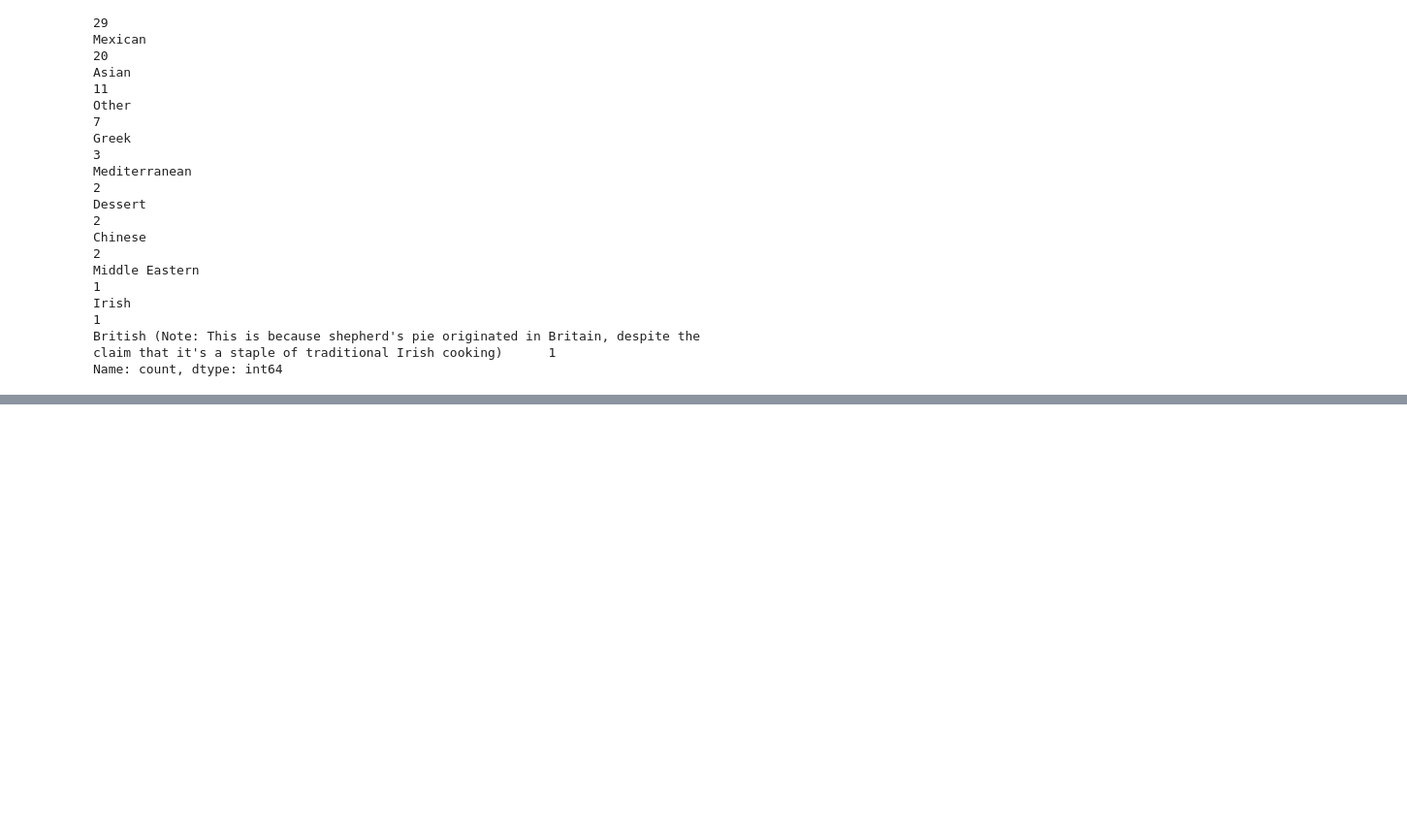
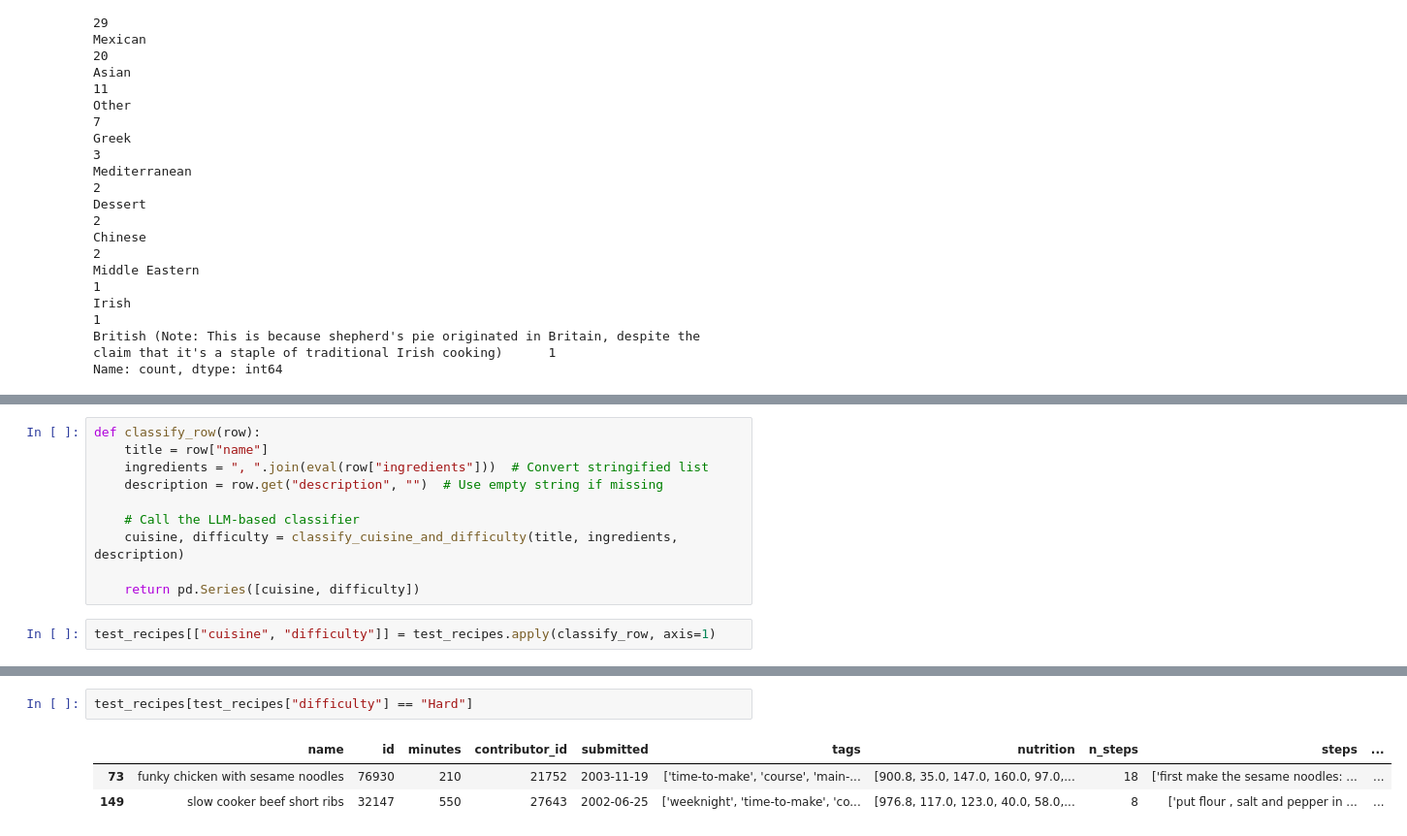
Before and after one commit to ebmecinascruz/recipe_data, a Jupyter notebook: notebooks/testing_cuisine_generation.ipynb, the cells around one changed output, grey strips where cells are left out. Shown at 97% size. Drawn from its saved outputs; the diff is of its cells as text; blank space fills up the shorter version.

Commit message:
Adding difficulty

```diff
--- a/notebooks/testing_cuisine_generation.ipynb
+++ b/notebooks/testing_cuisine_generation.ipynb
@@ -88,0 +139,12 @@ Name: count, dtype: int64
+# %%
+def classify_row(row):
+    title = row["name"]
+    ingredients = ", ".join(eval(row["ingredients"]))  # Convert stringified list
+    description = row.get("description", "")  # Use empty string if missing
+
+    # Call the LLM-based classifier
+    cuisine, difficulty = classify_cuisine_and_difficulty(title, ingredients, description)
+
+    return pd.Series([cuisine, difficulty])
+# %%
+test_recipes[["cuisine", "difficulty"]] = test_recipes.apply(classify_row, axis=1)
@@ -88,0 +167,6 @@ Name: count, dtype: int64
+# %%
+test_recipes[test_recipes["difficulty"] == "Hard"]
+# %% [output]
+|  | name | id | minutes | contributor_id | submitted | tags | nutrition | n_steps | steps | ... |
+| 73 | funky chicken with sesame noodles | 76930 | 210 | 21752 | 2003-11-19 | ['time-to-make', 'course', 'main-... | [900.8, 35.0, 147.0, 160.0, 97.0,... | 18 | ['first make the sesame noodles: ... | ... |
+| 149 | slow cooker beef short ribs | 32147 | 550 | 27643 | 2002-06-25 | ['weeknight', 'time-to-make', 'co... | [976.8, 117.0, 123.0, 40.0, 58.0,... | 8 | ['put flour , salt and pepper in ... | ... |
```
Also changed, not shown: parts of 2 cells of this notebook.
